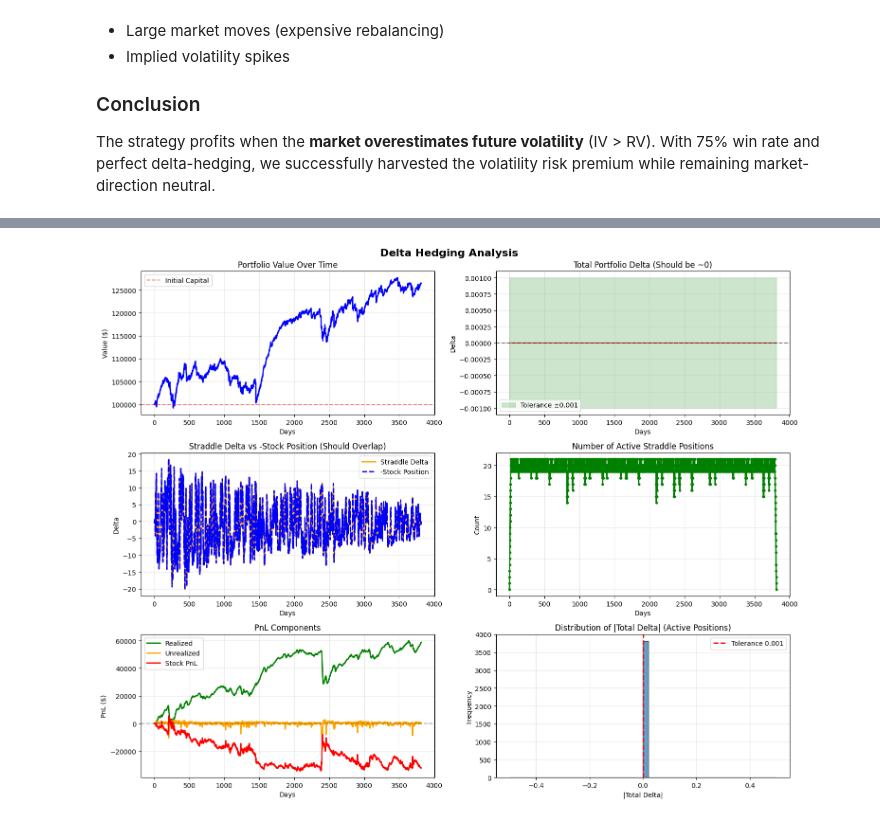
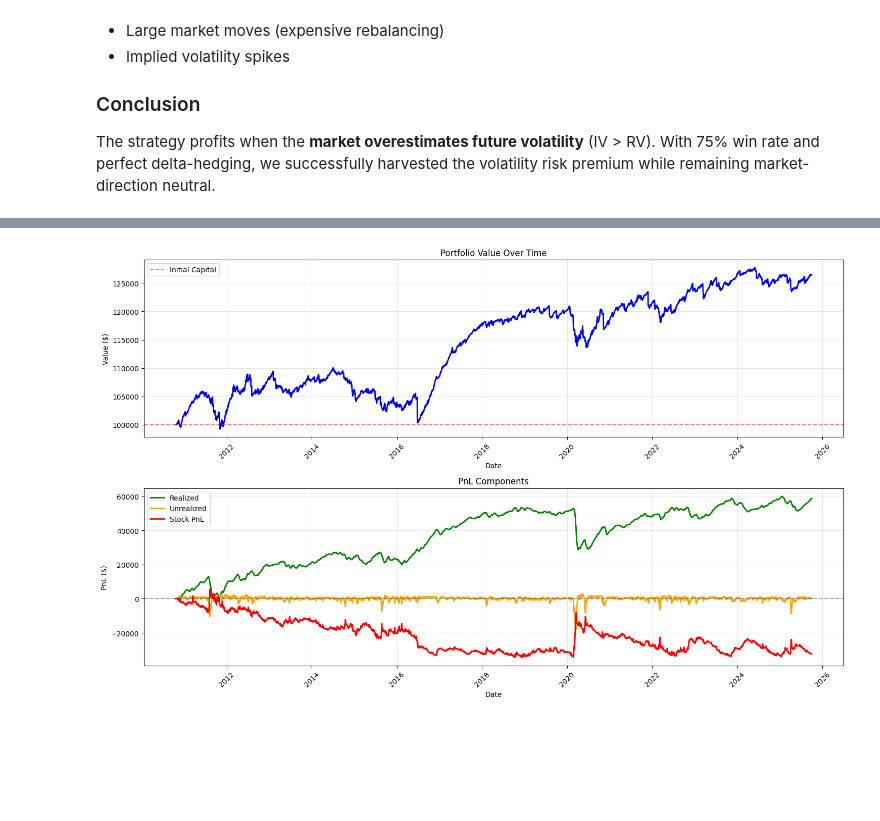
Before and after one commit to andrea220/vol_lecture, a Jupyter notebook: straddle_new.ipynb, the cells around one changed output, grey strips where cells are left out. Cells and saved outputs as stored; diff of their text form; code cells hidden in the pictures; blank space fills up the shorter version.

```diff
--- a/straddle_new.ipynb
+++ b/straddle_new.ipynb
@@ -107,70 +123,36 @@ The strategy profits when the **market overestimates future volatility** (IV > R
 # %%
 import matplotlib.pyplot as plt
 
-fig, axes = plt.subplots(3, 2, figsize=(15, 12))
-fig.suptitle('Delta Hedging Analysis', fontsize=16, fontweight='bold')
+# Assicurati che la colonna 'Date' sia in formato datetime (se non lo è già)
+if not hasattr(results['Date'].iloc[0], 'year'):
+    results['Date'] = pd.to_datetime(results['Date'])
 
-# 1. Portfolio Value
-axes[0, 0].plot(results.index, results['Portfolio_Value'], linewidth=2, color='blue')
-axes[0, 0].axhline(y=100000, color='r', linestyle='--', alpha=0.5, label='Initial Capital')
-axes[0, 0].set_title('Portfolio Value Over Time')
-axes[0, 0].set_xlabel('Days')
-axes[0, 0].set_ylabel('Value ($)')
-axes[0, 0].legend()
-axes[0, 0].grid(True, alpha=0.3)
+fig, axes = plt.subplots(2, 1, figsize=(15, 10))
+# fig.suptitle('Delta Hedging Analysis', fontsize=16, fontweight='bold')
 
-# 2. Total Delta (dovrebbe essere ~0)
-axes[0, 1].plot(results.index, results['Total Delta'], linewidth=1, color='red')
-axes[0, 1].axhline(y=0, color='black', linestyle='--', alpha=0.5)
-axes[0, 1].fill_between(results.index, -0.001, 0.001, alpha=0.2, color='green', label='Tolerance ±0.001')
-axes[0, 1].set_title('Total Portfolio Delta (Should be ~0)')
-axes[0, 1].set_xlabel('Days')
-axes[0, 1].set_ylabel('Delta')
-axes[0, 1].legend()
-axes[0, 1].grid(True, alpha=0.3)
+# 1. Portfolio Value (Top plot)
+axes[0].plot(results['Date'], results['Portfolio_Value'], linewidth=2, color='blue')
+axes[0].axhline(y=100000, color='r', linestyle='--', alpha=0.5, label='Initial Capital')
+axes[0].set_title('Portfolio Value Over Time')
+axes[0].set_xlabel('Date')
+axes[0].set_ylabel('Value ($)')
+axes[0].legend()
+axes[0].grid(True, alpha=0.3)
+axes[0].tick_params(axis='x', rotation=45)
 
-# 3. Straddle Delta vs Stock Position
-axes[1, 0].plot(results.index, results['Straddle Delta'], label='Straddle Delta', linewidth=2, color='orange')
-axes[1, 0].plot(results.index, -results['Stock Position (shares)'],
-                label='-Stock Position', linestyle='--', linewidth=2, color='blue')
-axes[1, 0].set_title('Straddle Delta vs -Stock Position (Should Overlap)')
-axes[1, 0].set_xlabel('Days')
-axes[1, 0].set_ylabel('Delta')
-axes[1, 0].legend()
-axes[1, 0].grid(True, alpha=0.3)
+# 2. PnL Components (Bottom plot)
+axes[1].plot(results['Date'], results['Straddle PnL (Realized)'], label='Realized', linewidth=2, color='green')
+axes[1].plot(results['Date'], results['Straddle PnL (Unrealized)'], label='Unrealized', linewidth=2, color='orange')
+axes[1].plot(results['Date'], results['Stock PnL (Cumulative)'], label='Stock PnL', linewidth=2, color='red')
+axes[1].axhline(y=0, color='black', linestyle='--', alpha=0.3)
+axes[1].set_title('PnL Components')
+axes[1].set_xlabel('Date')
+axes[1].set_ylabel('PnL ($)')
+axes[1].legend()
+axes[1].grid(True, alpha=0.3)
+axes[1].tick_params(axis='x', rotation=45)
 
-# 4. Active Positions
-axes[1, 1].plot(results.index, results['Active Positions'], linewidth=2, color='green', marker='o', markersize=3)
-axes[1, 1].set_title('Number of Active Straddle Positions')
-axes[1, 1].set_xlabel('Days')
-axes[1, 1].set_ylabel('Count')
-axes[1, 1].grid(True, alpha=0.3)
-
-# 5. PnL Components
-axes[2, 0].plot(results.index, results['Straddle PnL (Realized)'],
-                label='Realized', linewidth=2, color='green')
-axes[2, 0].plot(results.index, results['Straddle PnL (Unrealized)'],
-                label='Unrealized', linewidth=2, color='orange')
-axes[2, 0].plot(results.index, results['Stock PnL (Cumulative)'],
-                label='Stock PnL', linewidth=2, color='red')
-axes[2, 0].axhline(y=0, color='black', linestyle='--', alpha=0.3)
-axes[2, 0].set_title('PnL Components')
-axes[2, 0].set_xlabel('Days')
-axes[2, 0].set_ylabel('PnL ($)')
-axes[2, 0].legend()
-axes[2, 0].grid(True, alpha=0.3)
-
-# 6. Distribution of Total Delta
-active_results = results[results['Active Positions'] > 0]
-axes[2, 1].hist(active_results['Total Delta'].abs(), bins=50, edgecolor='black', alpha=0.7)
-axes[2, 1].set_title('Distribution of |Total Delta| (Active Positions)')
-axes[2, 1].set_xlabel('|Total Delta|')
-axes[2, 1].set_ylabel('Frequency')
-axes[2, 1].axvline(x=0.001, color='r', linestyle='--', linewidth=2, label='Tolerance 0.001')
-axes[2, 1].legend()
-axes[2, 1].grid(True, alpha=0.3)
-
-plt.tight_layout()
+plt.tight_layout(rect=[0, 0.03, 1, 0.95])
 plt.show()
 # %% [output]
-[figure, old version]
+[figure, new version]
```
Also changed, not shown: parts of 9 cells of this notebook, 7 other files.
